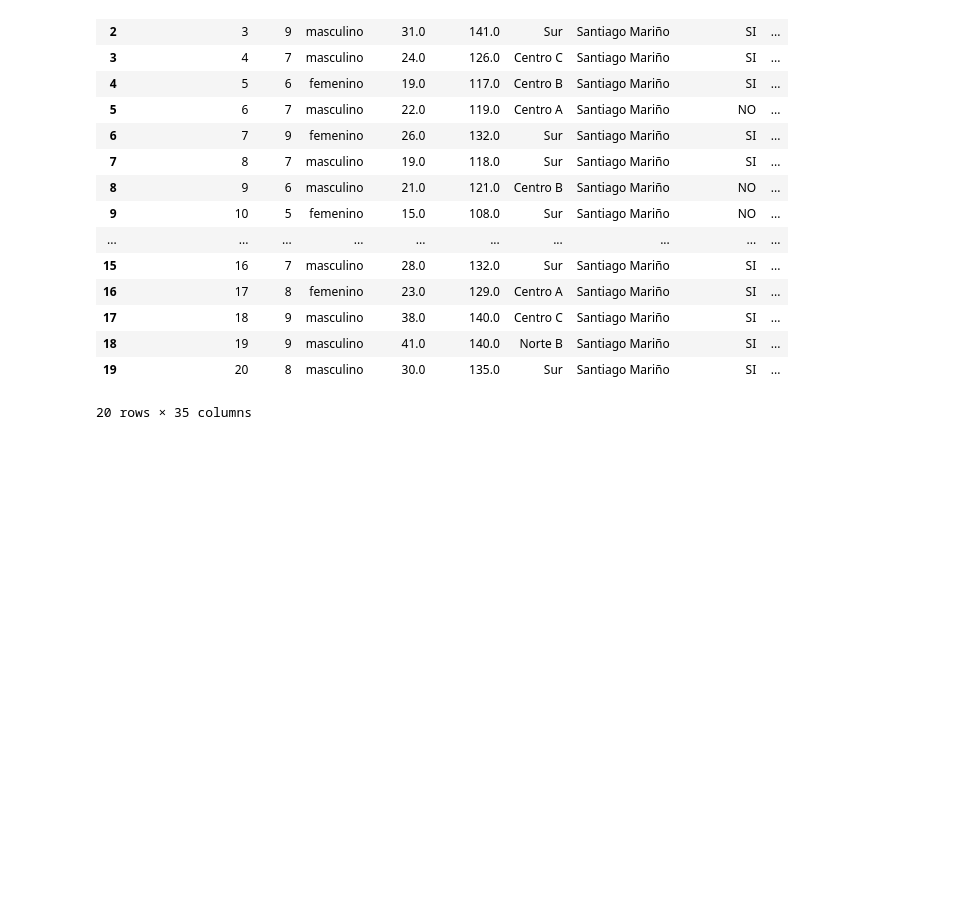
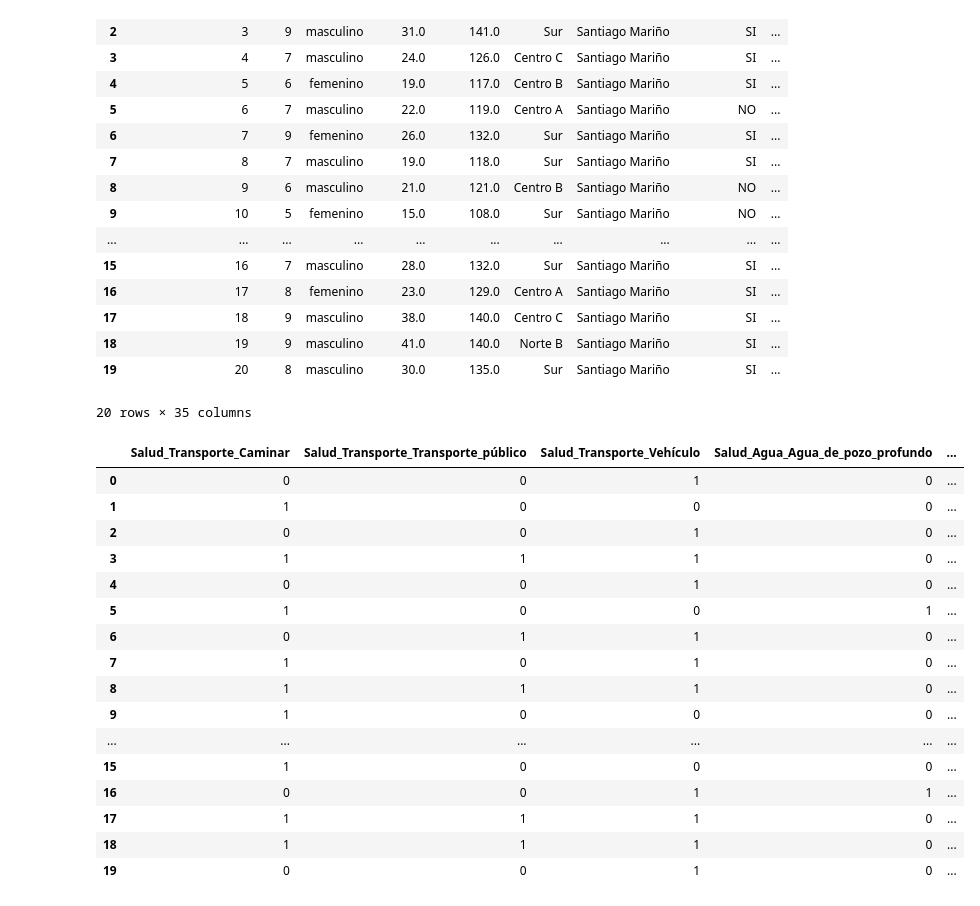
Before and after one commit to estralvarez/HeavyStats, a Jupyter notebook: src/notebooks/01_control_calidad.ipynb, the cells around one changed output. Drawn from its saved outputs; the diff is of its cells as text; code cells hidden in the pictures; blank space fills up the shorter version.

```diff
--- a/src/notebooks/01_control_calidad.ipynb
+++ b/src/notebooks/01_control_calidad.ipynb
@@ -93,3 +94,44 @@ select_metal(df_s, "Pb")
 | 18 | 19 | 9 | masculino | 41.0 | 140.0 | Norte B | Santiago Mariño | SI | ... |
 | 19 | 20 | 8 | masculino | 30.0 | 135.0 | Sur | Santiago Mariño | SI | ... |
 20 rows × 35 columns
+# %%
+import heavystats
+
+# 1. Cargar el dataset original
+df = heavystats.load_data()
+
+# 2. Estandarizar Sí/No a SI/NO
+df_procesado = heavystats.standardize_boolean_columns(df)
+
+# 3. Desagregar respuestas múltiples (creará las columnas binarias _Caminar, _Vehiculo, etc.)
+df_procesado = heavystats.desaggregate_multiple_responses(
+    df_procesado,
+   columns=["Salud_Transporte", "Salud_Agua", "Exposicion_Talleres", "Exposicion_Lugares"]
+)
+
+# 4. Codificar frecuencias alimentarias (cambiará "Diario", "Nunca" por 4, 0, etc.)
+df_procesado = heavystats.encode_dietary_frequencies(df_procesado)
+
+# 5. Seleccionar el metal (conservará las transformaciones anteriores)
+df_plomo = heavystats.select_metal(df_procesado, concentration_col="plomo")
+
+# Ver las nuevas columnas generadas y las variables alimentarias
+df_plomo.iloc[:, 35:50]
+# %% [output]
+|  | Salud_Transporte_Caminar | Salud_Transporte_Transporte_público | Salud_Transporte_Vehículo | Salud_Agua_Agua_de_pozo_profundo | ... |
+| 0 | 0 | 0 | 1 | 0 | ... |
+| 1 | 1 | 0 | 0 | 0 | ... |
+| 2 | 0 | 0 | 1 | 0 | ... |
+| 3 | 1 | 1 | 1 | 0 | ... |
+| 4 | 0 | 0 | 1 | 0 | ... |
+| 5 | 1 | 0 | 0 | 1 | ... |
+| 6 | 0 | 1 | 1 | 0 | ... |
+| 7 | 1 | 0 | 1 | 0 | ... |
+| 8 | 1 | 1 | 1 | 0 | ... |
+| 9 | 1 | 0 | 0 | 0 | ... |
+| ... | ... | ... | ... | ... | ... |
+| 15 | 1 | 0 | 0 | 0 | ... |
+| 16 | 0 | 0 | 1 | 1 | ... |
+| 17 | 1 | 1 | 1 | 0 | ... |
+| 18 | 1 | 1 | 1 | 0 | ... |
+| 19 | 0 | 0 | 1 | 0 | ... |
```
Also changed, not shown: parts of 3 cells of this notebook, 9 other files.
